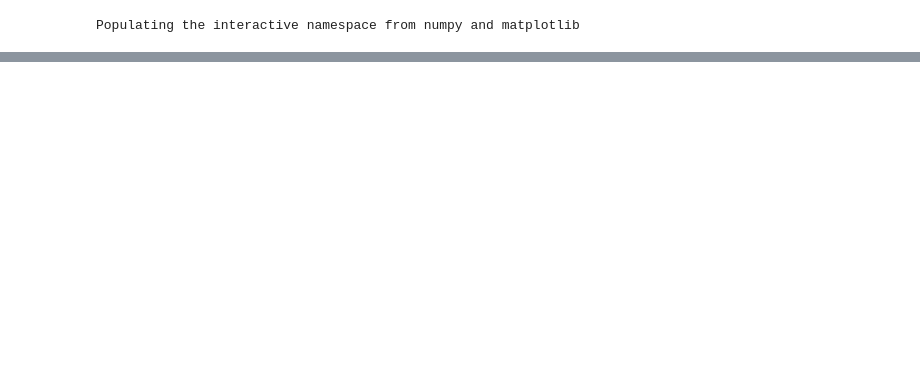
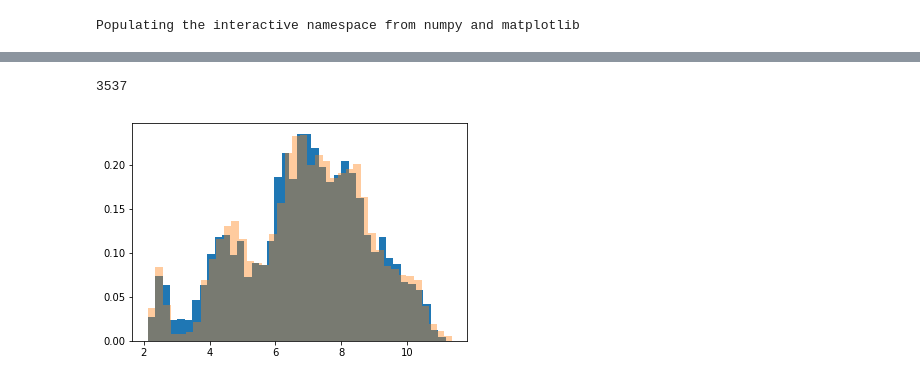
Before and after one commit to semodi/mlcf, a Jupyter notebook: analysis/nacl_analysis.ipynb, the cells around one changed output, grey strips where cells are left out. Saved outputs shown, nothing was run; the diff lists cells and outputs as text; code cells hidden in the pictures; blank space fills up the shorter version.

```diff
--- a/analysis/nacl_analysis.ipynb
+++ b/analysis/nacl_analysis.ipynb
@@ -17,0 +9,27 @@ hist(d_nacl, bins = 10,log= True);
+# %%
+traj_mixing = read('/gpfs/home/smdick/smdick/ions/md_siesta_mixer_uf_5/md_siesta.traj', '::1')
+# %%
+len(traj_dzp)
+# %% [output]
+3537
+# %%
+len(traj_mixing)
+traj_mixing = traj_mixing[:len(traj_dzp)]
+# %%
+Na_O = []
+for t in traj_dzp:
+    Na_O.append(t.get_all_distances(mic = True)[0,2::3])
+
+Na_O_mixing = []
+for t in traj_mixing:
+    Na_O_mixing.append(t.get_all_distances(mic = True)[0,2::3])
+
+Cl_O = []
+for t in traj_dzp:
+    Cl_O.append(t.get_all_distances(mic = True)[1,2::3])
+Cl_O_mixing = []
+for t in traj_mixing:
+    Cl_O_mixing.append(t.get_all_distances(mic = True)[1,2::3])
+# %%
+Na_O = np.concatenate(Na_O)
+Na_O_mixing = np.concatenate(Na_O_mixing)
@@ -17,0 +39,5 @@ hist(d_nacl, bins = 10,log= True);
+# %%
+hist(Na_O, bins = 40, normed=  True);
+hist(Na_O_mixing, bins = 40, normed = True, alpha = .4);
+# %% [output]
+[figure, added]
```
Also changed, not shown: parts of 5 cells of this notebook, 7 other files.
